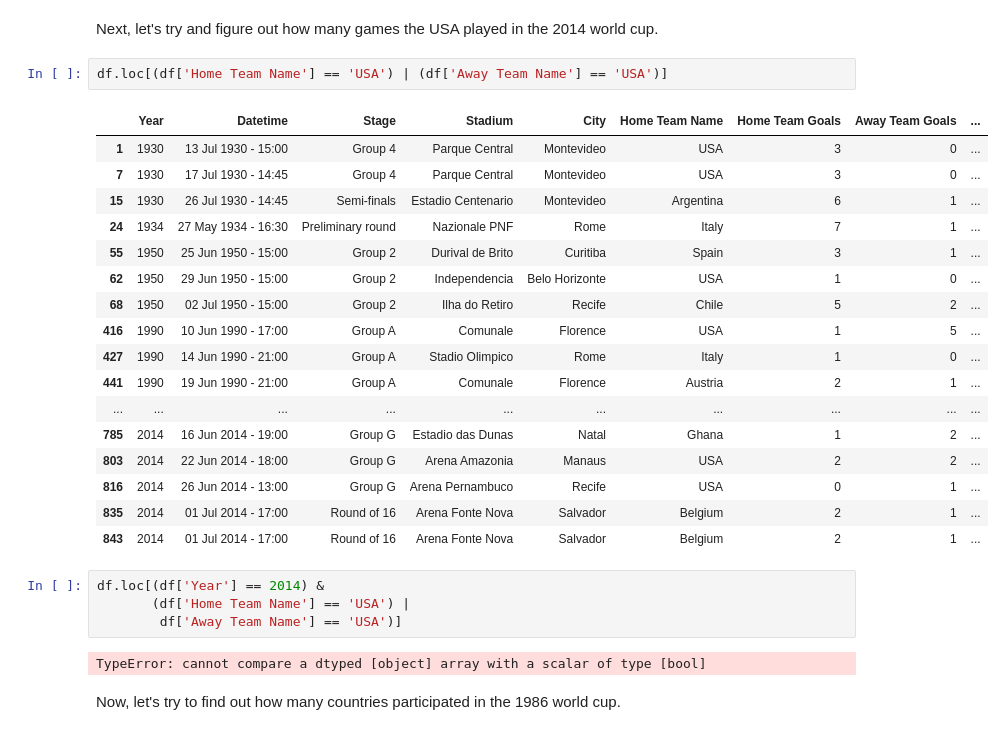
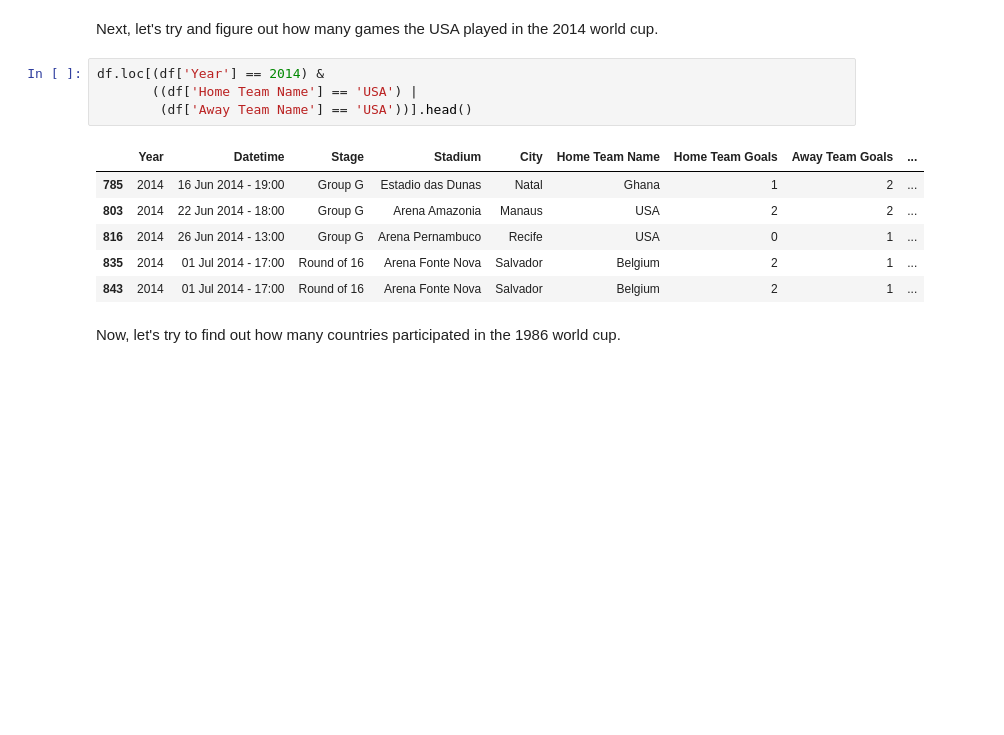
Before and after one commit to bl419cam/dsc-accessing-data-with-pandas-lab-seattle-ds-062419, a Jupyter notebook: index.ipynb, the cells around one changed output. Cells and saved outputs as stored; diff of their text form; blank space fills up the shorter version.

```diff
--- a/index.ipynb
+++ b/index.ipynb
@@ -156,31 +156,16 @@ df.loc[(df['Home Team Name'] == 'Netherlands') | (df['Away Team Name'] == 'Nethe
 # %% [markdown]
 Next, let's try and figure out how many games the USA played in the 2014 world cup.
 # %%
-df.loc[(df['Home Team Name'] == 'USA') | (df['Away Team Name'] == 'USA')]
+df.loc[(df['Year'] == 2014) &
+       ((df['Home Team Name'] == 'USA') |
+        (df['Away Team Name'] == 'USA'))].head()
 # %% [output]
 |  | Year | Datetime | Stage | Stadium | City | Home Team Name | Home Team Goals | Away Team Goals | ... |
-| 1 | 1930 | 13 Jul 1930 - 15:00 | Group 4 | Parque Central | Montevideo | USA | 3 | 0 | ... |
-| 7 | 1930 | 17 Jul 1930 - 14:45 | Group 4 | Parque Central | Montevideo | USA | 3 | 0 | ... |
-| 15 | 1930 | 26 Jul 1930 - 14:45 | Semi-finals | Estadio Centenario | Montevideo | Argentina | 6 | 1 | ... |
-| 24 | 1934 | 27 May 1934 - 16:30 | Preliminary round | Nazionale PNF | Rome | Italy | 7 | 1 | ... |
-| 55 | 1950 | 25 Jun 1950 - 15:00 | Group 2 | Durival de Brito | Curitiba | Spain | 3 | 1 | ... |
-| 62 | 1950 | 29 Jun 1950 - 15:00 | Group 2 | Independencia | Belo Horizonte | USA | 1 | 0 | ... |
-| 68 | 1950 | 02 Jul 1950 - 15:00 | Group 2 | Ilha do Retiro | Recife | Chile | 5 | 2 | ... |
-| 416 | 1990 | 10 Jun 1990 - 17:00 | Group A | Comunale | Florence | USA | 1 | 5 | ... |
-| 427 | 1990 | 14 Jun 1990 - 21:00 | Group A | Stadio Olimpico | Rome | Italy | 1 | 0 | ... |
-| 441 | 1990 | 19 Jun 1990 - 21:00 | Group A | Comunale | Florence | Austria | 2 | 1 | ... |
-| ... | ... | ... | ... | ... | ... | ... | ... | ... | ... |
 | 785 | 2014 | 16 Jun 2014 - 19:00 | Group G | Estadio das Dunas | Natal | Ghana | 1 | 2 | ... |
 | 803 | 2014 | 22 Jun 2014 - 18:00 | Group G | Arena Amazonia | Manaus | USA | 2 | 2 | ... |
 | 816 | 2014 | 26 Jun 2014 - 13:00 | Group G | Arena Pernambuco | Recife | USA | 0 | 1 | ... |
 | 835 | 2014 | 01 Jul 2014 - 17:00 | Round of 16 | Arena Fonte Nova | Salvador | Belgium | 2 | 1 | ... |
 | 843 | 2014 | 01 Jul 2014 - 17:00 | Round of 16 | Arena Fonte Nova | Salvador | Belgium | 2 | 1 | ... |
-# %%
-df.loc[(df['Year'] == 2014) &
-       (df['Home Team Name'] == 'USA') |
-        df['Away Team Name'] == 'USA')]
-# %% [output]
-TypeError: cannot compare a dtyped [object] array with a scalar of type [bool]
 # %% [markdown]
 Now, let's try to find out how many countries participated in the 1986 world cup.
 # %% [markdown]
```
